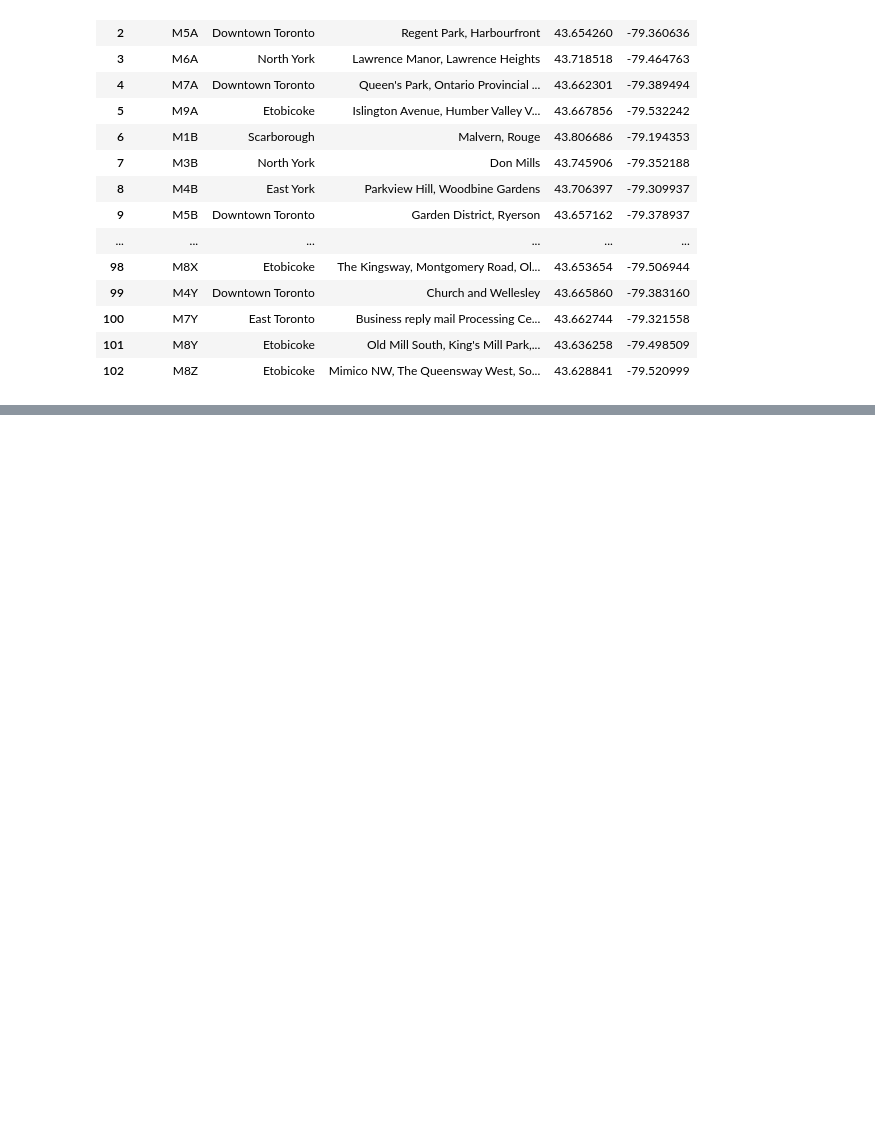
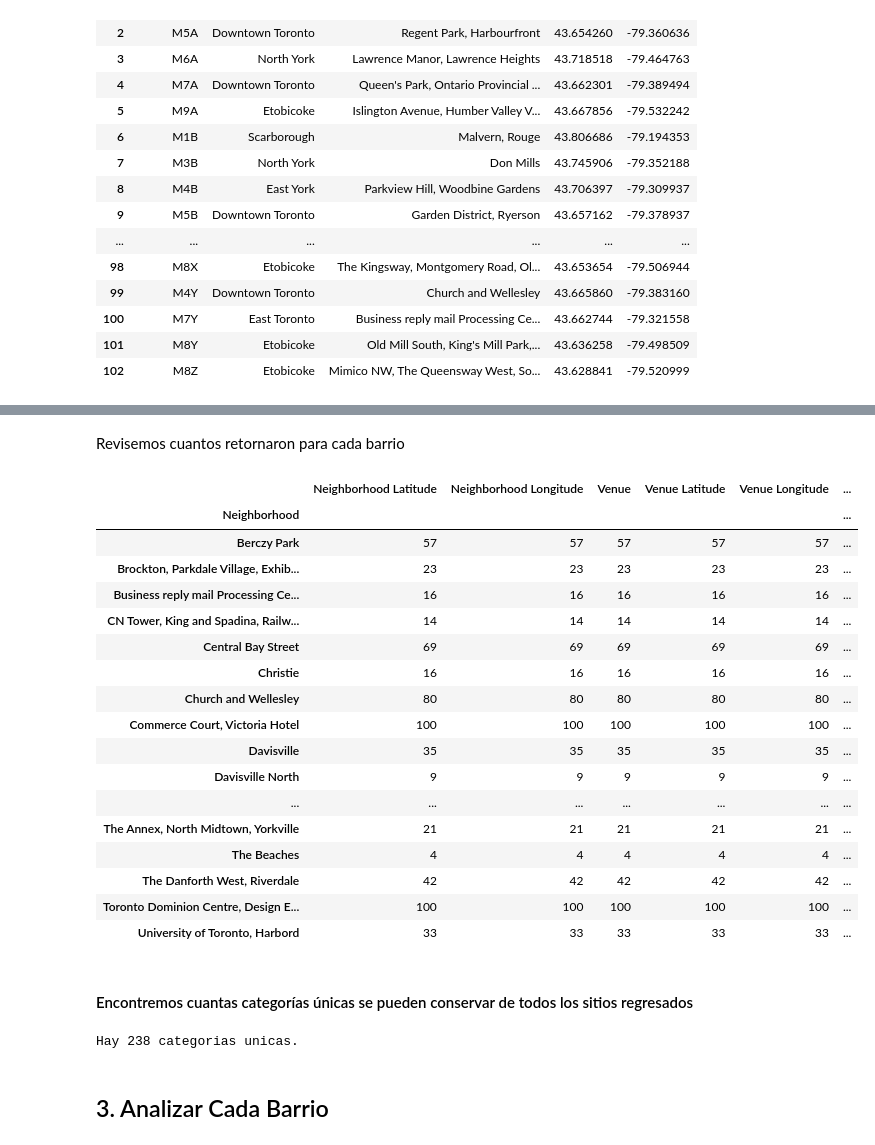
Before and after one commit to AndreyZapata/Coursera_Capstone, a Jupyter notebook: Capstone.ipynb, the cells around one changed output, grey strips where cells are left out. Drawn from its saved outputs; the diff is of its cells as text; code cells hidden in the pictures; blank space fills up the shorter version.

```diff
--- a/Capstone.ipynb
+++ b/Capstone.ipynb
@@ -175,0 +354,12 @@ dfj
+# %%
+# función para extraer la categoria del sitio
+def get_category_type(row):
+    try:
+        categories_list = row['categories']
+    except:
+        categories_list = row['venue.categories']
+
+    if len(categories_list) == 0:
+        return None
+    else:
+        return categories_list[0]['name']
@@ -175,0 +479,31 @@ dfj
+# %% [markdown]
+Revisemos cuantos retornaron para cada barrio
+# %%
+Toronto_venues.groupby('Neighborhood').count()
+# %% [output]
+|  | Neighborhood Latitude | Neighborhood Longitude | Venue | Venue Latitude | Venue Longitude | ... |
+| Neighborhood |  |  |  |  |  | ... |
+| Berczy Park | 57 | 57 | 57 | 57 | 57 | ... |
+| Brockton, Parkdale Village, Exhib... | 23 | 23 | 23 | 23 | 23 | ... |
+| Business reply mail Processing Ce... | 16 | 16 | 16 | 16 | 16 | ... |
+| CN Tower, King and Spadina, Railw... | 14 | 14 | 14 | 14 | 14 | ... |
+| Central Bay Street | 69 | 69 | 69 | 69 | 69 | ... |
+| Christie | 16 | 16 | 16 | 16 | 16 | ... |
+| Church and Wellesley | 80 | 80 | 80 | 80 | 80 | ... |
+| Commerce Court, Victoria Hotel | 100 | 100 | 100 | 100 | 100 | ... |
+| Davisville | 35 | 35 | 35 | 35 | 35 | ... |
+| Davisville North | 9 | 9 | 9 | 9 | 9 | ... |
+| ... | ... | ... | ... | ... | ... | ... |
+| The Annex, North Midtown, Yorkville | 21 | 21 | 21 | 21 | 21 | ... |
+| The Beaches | 4 | 4 | 4 | 4 | 4 | ... |
+| The Danforth West, Riverdale | 42 | 42 | 42 | 42 | 42 | ... |
+| Toronto Dominion Centre, Design E... | 100 | 100 | 100 | 100 | 100 | ... |
+| University of Toronto, Harbord | 33 | 33 | 33 | 33 | 33 | ... |
+# %% [markdown]
+#### Encontremos cuantas categorías únicas se pueden conservar de todos los sitios regresados
+# %%
+print('Hay {} categorias unicas.'.format(len(Toronto_venues['Venue Category'].unique())))
+# %% [output]
+Hay 238 categorias unicas.
+# %% [markdown]
+## 3. Analizar Cada Barrio
```
Also changed, not shown: parts of 68 cells of this notebook.
